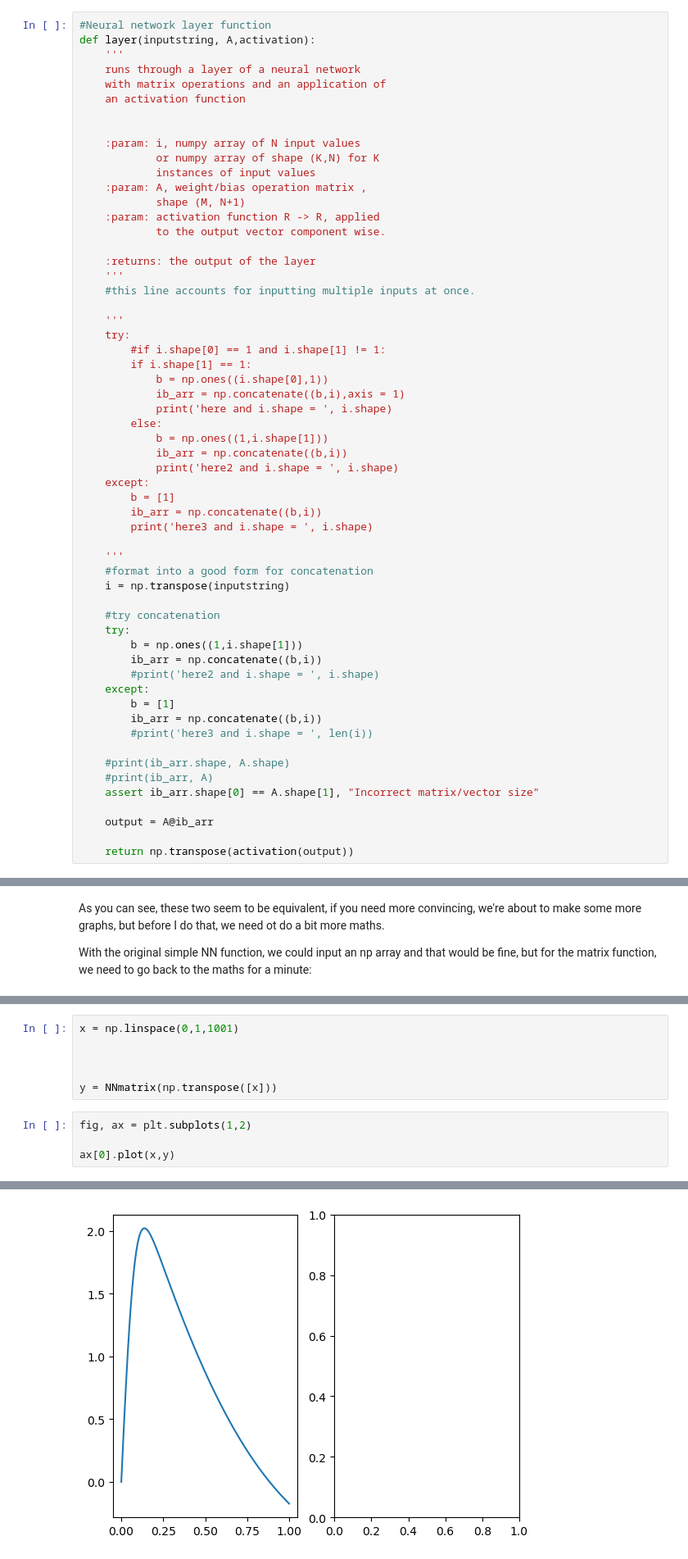
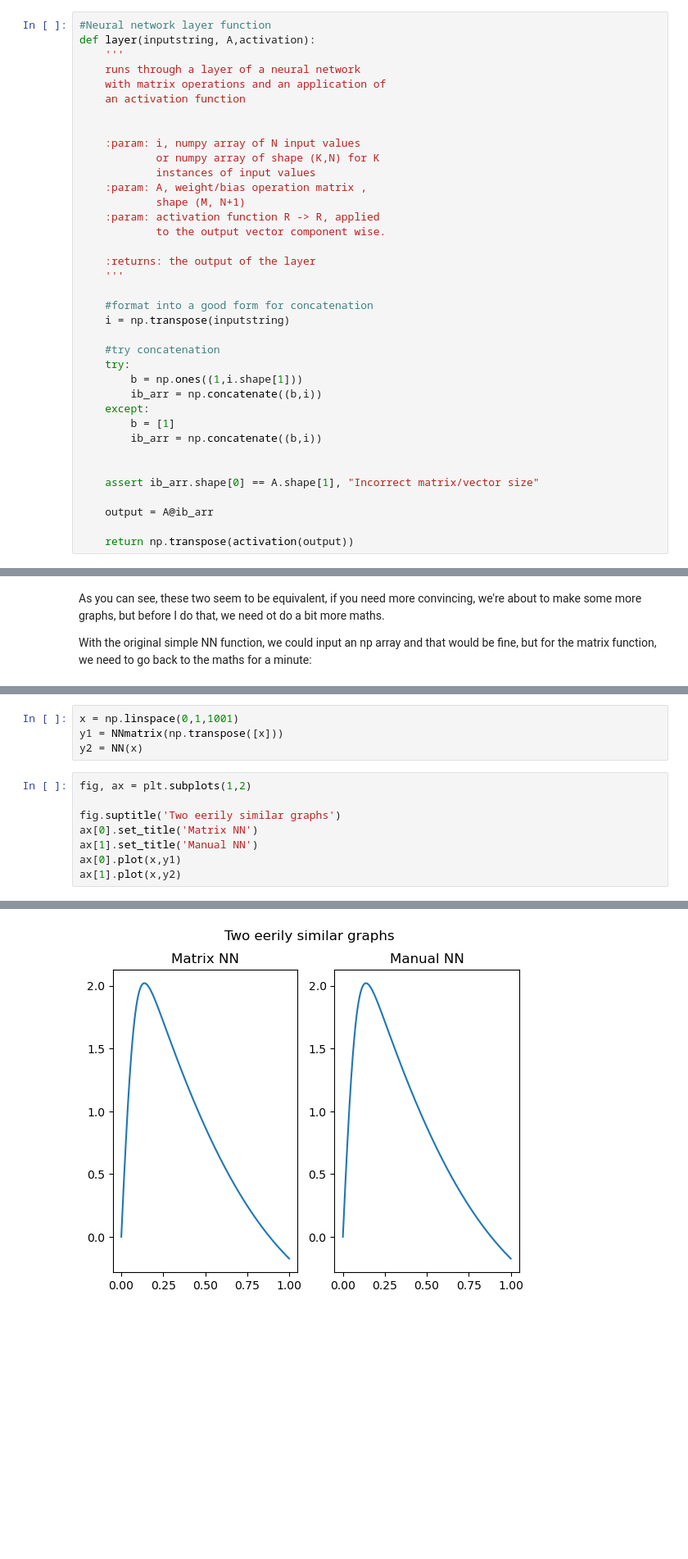
Before and after one commit to Shelfonfire/Statistics, a Jupyter notebook: Simple NN/Simple NN Matrix formulation.ipynb, the cells around one changed output, grey strips where cells are left out. Shown at 82% size. Cells and saved outputs as stored; diff of their text form; blank space fills up the shorter version.

```diff
--- a/Simple NN Matrix formulation.ipynb
+++ b/Simple NN/Simple NN Matrix formulation.ipynb
@@ -177,25 +177,7 @@ def layer(inputstring, A,activation):
 
     :returns: the output of the layer
     '''
-    #this line accounts for inputting multiple inputs at once.
 
-    '''
-    try:
-        #if i.shape[0] == 1 and i.shape[1] != 1:
-        if i.shape[1] == 1:
-            b = np.ones((i.shape[0],1))
-            ib_arr = np.concatenate((b,i),axis = 1)
-            print('here and i.shape = ', i.shape)
-        else:
-            b = np.ones((1,i.shape[1]))
-            ib_arr = np.concatenate((b,i))
-            print('here2 and i.shape = ', i.shape)
-    except:
-        b = [1]
-        ib_arr = np.concatenate((b,i))
-        print('here3 and i.shape = ', i.shape)
-
-    '''
     #format into a good form for concatenation
     i = np.transpose(inputstring)
 
@@ -203,14 +185,11 @@ def layer(inputstring, A,activation):
     try:
         b = np.ones((1,i.shape[1]))
         ib_arr = np.concatenate((b,i))
-        #print('here2 and i.shape = ', i.shape)
     except:
         b = [1]
         ib_arr = np.concatenate((b,i))
-        #print('here3 and i.shape = ', len(i))
 
-    #print(ib_arr.shape, A.shape)
-    #print(ib_arr, A)
+
     assert ib_arr.shape[0] == A.shape[1], "Incorrect matrix/vector size"
 
     output = A@ib_arr
@@ -379,14 +352,16 @@ $$
 Which is an ($N \times K$) matrix.
 # %%
 x = np.linspace(0,1,1001)
-
-
-
-y = NNmatrix(np.transpose([x]))
+y1 = NNmatrix(np.transpose([x]))
+y2 = NN(x)
 # %%
 fig, ax = plt.subplots(1,2)
 
-ax[0].plot(x,y)
+fig.suptitle('Two eerily similar graphs')
+ax[0].set_title('Matrix NN')
+ax[1].set_title('Manual NN')
+ax[0].plot(x,y1)
+ax[1].plot(x,y2)
 # %% [output]
 [<matplotlib.lines.Line2D at 0x...>]
-[figure, old version]
+[figure, new version]
```
Also changed, not shown: parts of 7 cells of this notebook.
